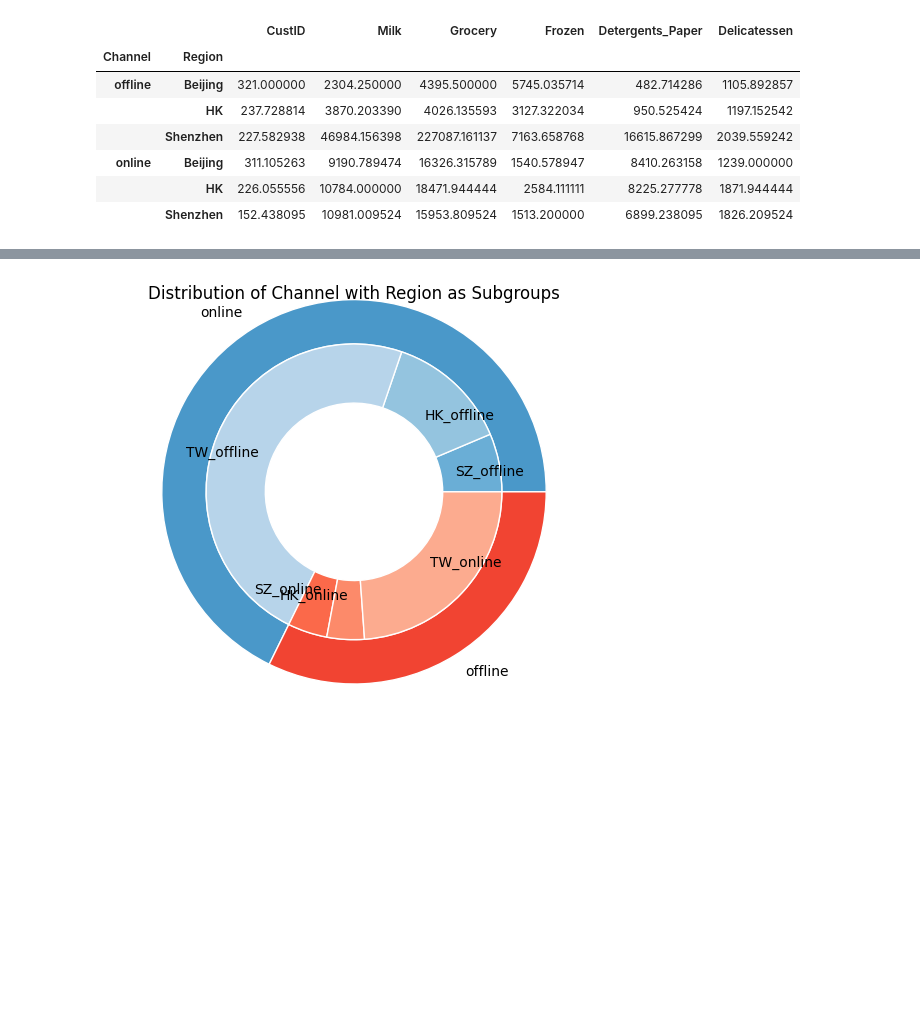
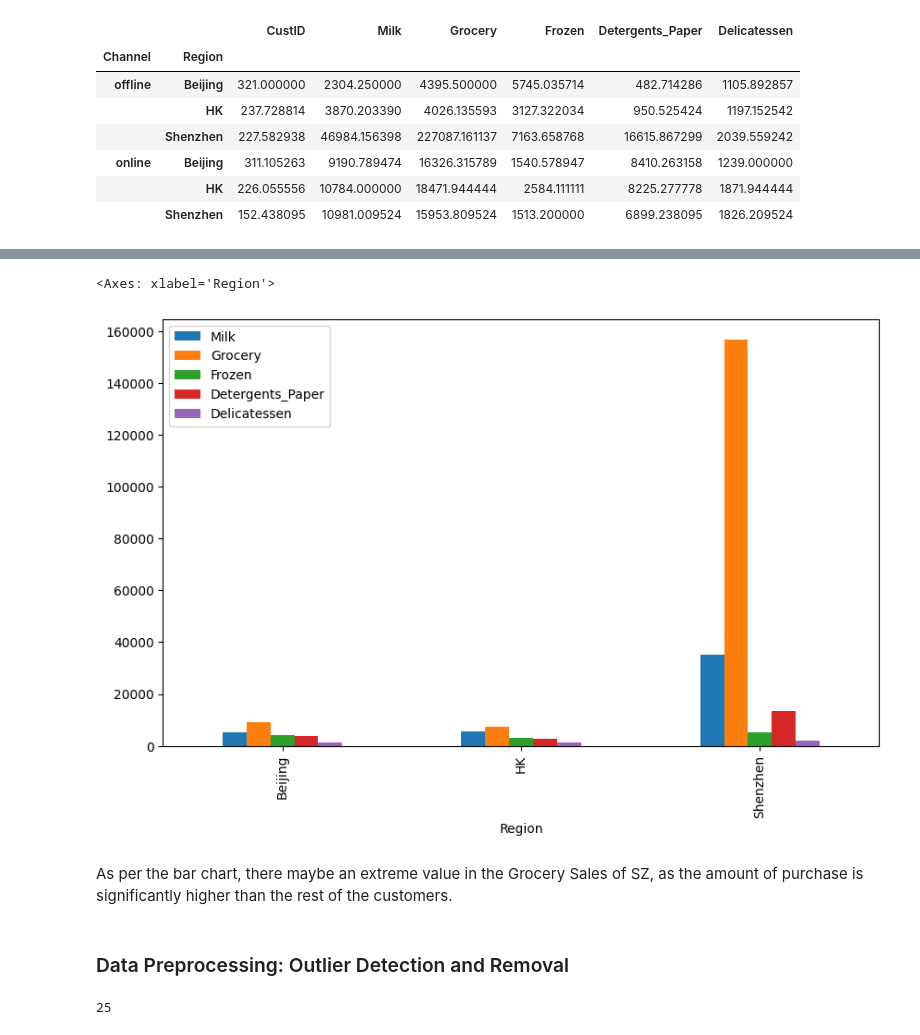
Before and after one commit to bkty1122/bkty1122, a Jupyter notebook: master-school-project/COM6101-Ass-1/Q2_p233340.ipynb, the cells around one changed output, grey strips where cells are left out. Drawn from its saved outputs; the diff is of its cells as text; code cells hidden in the pictures; blank space fills up the shorter version.

```diff
--- a/master-school-project/COM6101-Ass-1/Q2_p233340.ipynb
+++ b/master-school-project/COM6101-Ass-1/Q2_p233340.ipynb
@@ -137,28 +140,0 @@ plt.show()
-# %%
-# as per the above example, we can create a donut chart for the distribution of channel, having region as subgroups
-# group names are values in the 'Channel' column
-group_names = df['Channel'].unique().tolist()
-group_size = df['Channel'].value_counts()
-subgroup_names = ['SZ_offline', 'HK_offline', 'TW_offline', 'SZ_online', 'HK_online', 'TW_online']
-subgroup_size = df.groupby('Channel')['Region'].value_counts().unstack().fillna(0).values.flatten()
-
-# Create colors depending on the number of group names
-a, b = [plt.cm.Blues, plt.cm.Reds]
-
-# First Ring (outside)
-fig, ax = plt.subplots()
-ax.axis('equal')
-mypie, _ = ax.pie(group_size, radius=1.3, labels=group_names, colors=[a(0.6), b(0.6)])
-plt.setp( mypie, width=0.3, edgecolor='white')
-
-# second ring (inside), with percentage of each subgroup
-mypie2, _ = ax.pie(subgroup_size, radius=1.3-0.3, labels=subgroup_names, labeldistance=0.7, colors=[a(0.5), a(0.4), a(0.3), b(0.5), b(0.4), b(0.3)])
-plt.setp( mypie2, width=0.4, edgecolor='white')
-plt.margins(0,0)
-
-
-# show it
-plt.title('Distribution of Channel with Region as Subgroups')
-plt.show()
-# %% [output]
-[figure, removed]
@@ -189,0 +141,19 @@ fig.show()
+# %%
+# plot the distribution of the mean sales of each product group by region
+df.groupby('Region').mean(numeric_only=True).drop(['CustID'], axis = 1).plot(kind='bar', figsize=(10, 6))
+# %% [output]
+<Axes: xlabel='Region'>
+[figure, added]
+# %% [markdown]
+As per the bar chart, there maybe an extreme value in the Grocery Sales of SZ, as the amount of purchase is significantly higher than the rest of the customers.
+# %% [markdown]
+### Data Preprocessing: Outlier Detection and Removal
+# %%
+# outliers means the data points that are higher than 1.5 IQR or lower than 1.5 IQR
+# find outliers in numerical columns
+df_1 = df.select_dtypes(include='number').drop(['CustID'], axis=1) # exclude non-numeric columns first
+extreme_Q = df_1.quantile(0.99, numeric_only=True)
+extreme_value = df_1[(df_1 > extreme_Q)]
+extreme_value.count().sum() # there are 7 extreme outliers
+# %% [output]
+25
```
Also changed, not shown: parts of 11 cells of this notebook.
